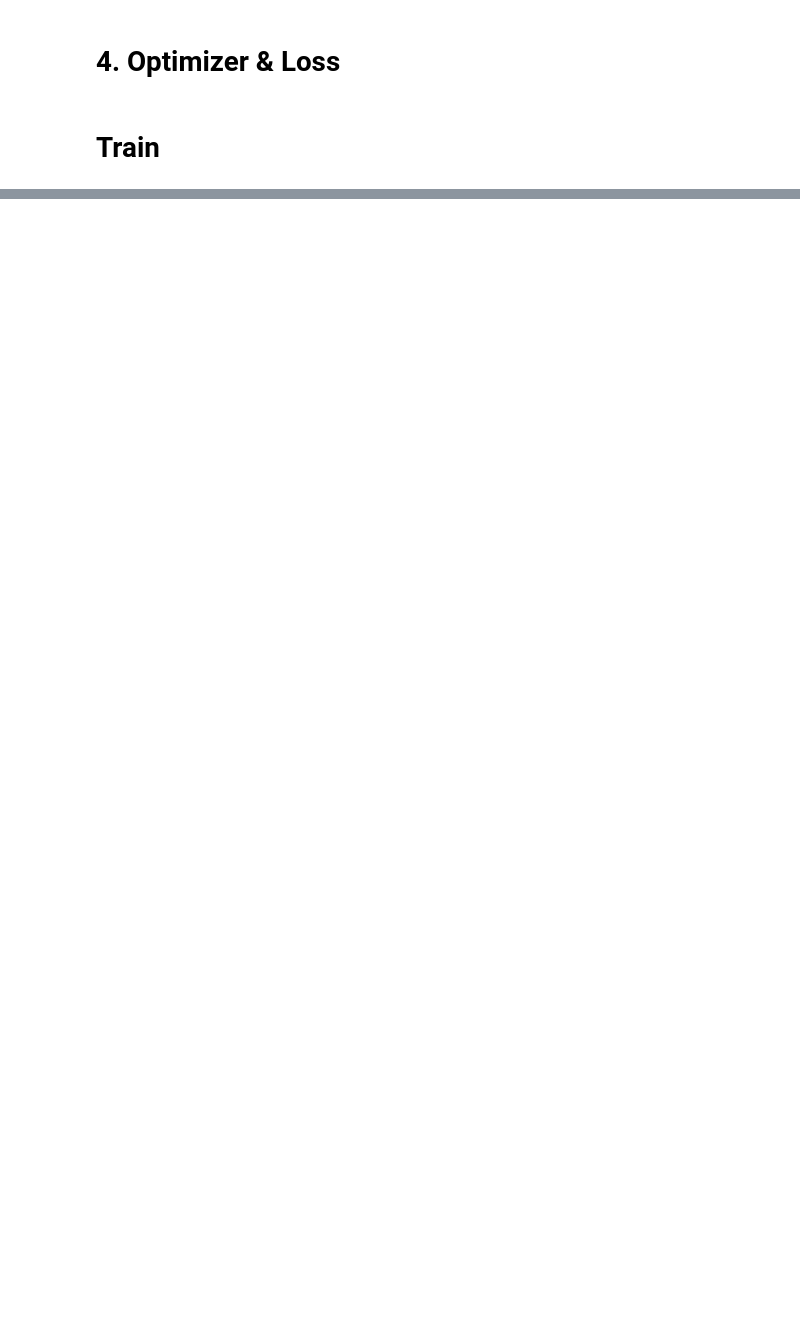
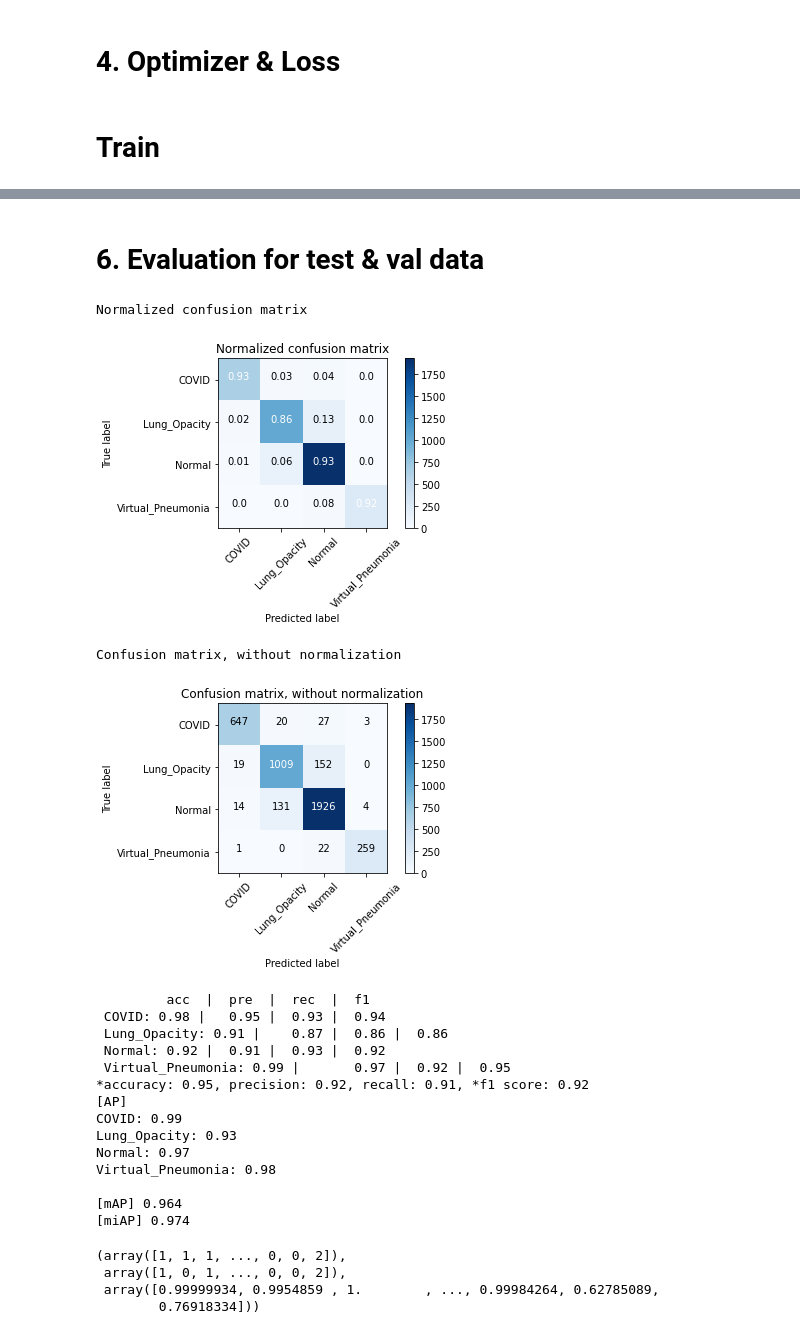
Before and after one commit to comeeasy/SMU---prac, a Jupyter notebook: transfer_learning/transfer_learning_prac.ipynb, the cells around one changed output, grey strips where cells are left out. Drawn from its saved outputs; the diff is of its cells as text; code cells hidden in the pictures; blank space fills up the shorter version.

```diff
--- a/transfer_learning/transfer_learning_prac.ipynb
+++ b/transfer_learning/transfer_learning_prac.ipynb
@@ -296,0 +308,28 @@ AttributeError: 'tuple' object has no attribute 'flatten'
+# %% [markdown]
+# 6. Evaluation for test & val data
+# %%
+model.eval()
+utils.EvaluateClassifier(val_batch, model, covid_data.classes, batch_size)
+# %% [output]
+Normalized confusion matrix
+[figure, added]
+Confusion matrix, without normalization
+[figure, added]
+         acc  |  pre  |  rec  |  f1
+ COVID: 0.98 |   0.95 |  0.93 |  0.94
+ Lung_Opacity: 0.91 |    0.87 |  0.86 |  0.86
+ Normal: 0.92 |  0.91 |  0.93 |  0.92
+ Virtual_Pneumonia: 0.99 |       0.97 |  0.92 |  0.95
+*accuracy: 0.95, precision: 0.92, recall: 0.91, *f1 score: 0.92
+[AP]
+COVID: 0.99
+Lung_Opacity: 0.93
+Normal: 0.97
+Virtual_Pneumonia: 0.98
+
+[mAP] 0.964
+[miAP] 0.974
+(array([1, 1, 1, ..., 0, 0, 2]),
+ array([1, 0, 1, ..., 0, 0, 2]),
+ array([0.99999934, 0.9954859 , 1.        , ..., 0.99984264, 0.62785089,
+        0.76918334]))
```
Also changed, not shown: parts of 14 cells of this notebook, 1 other file.
